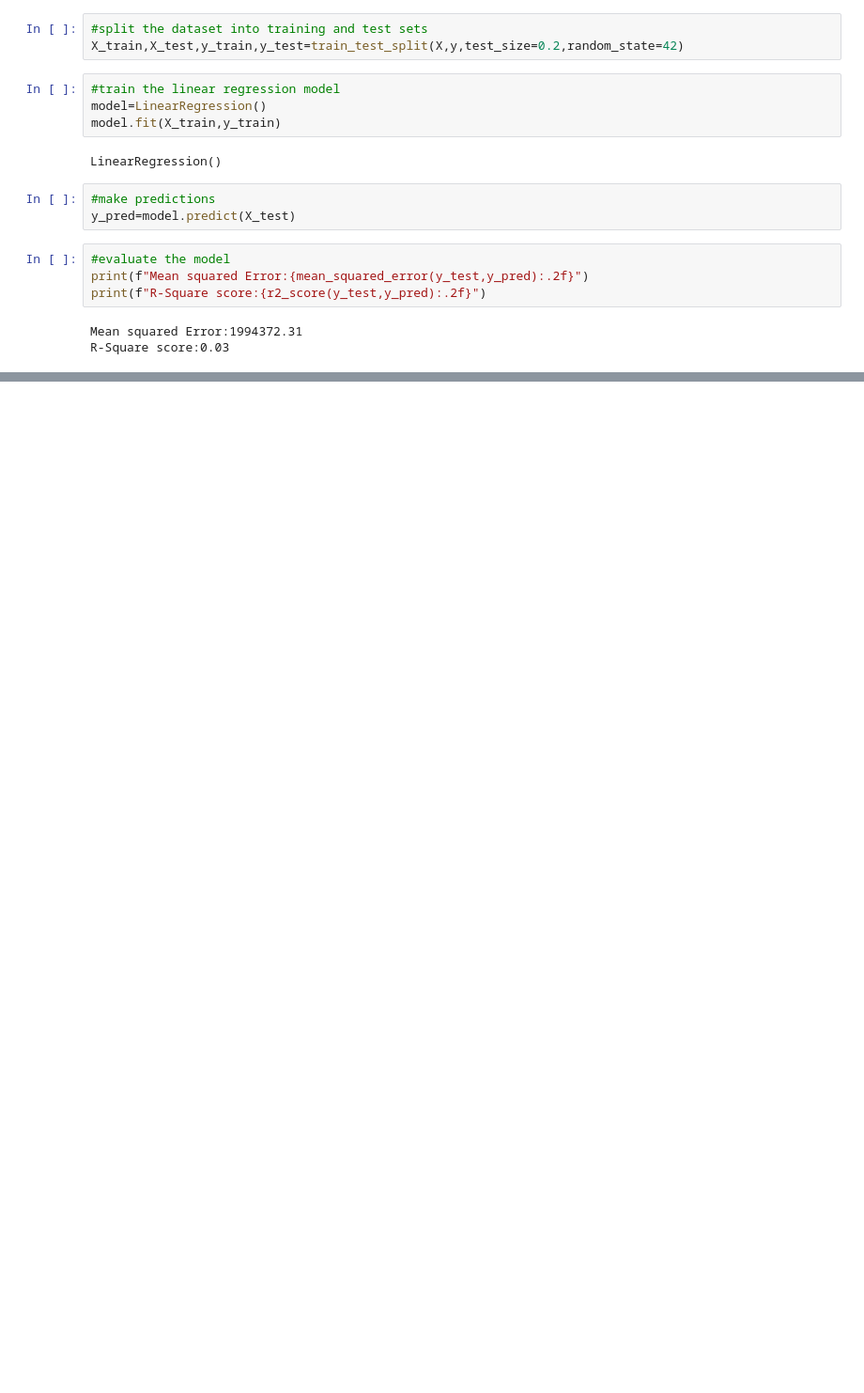
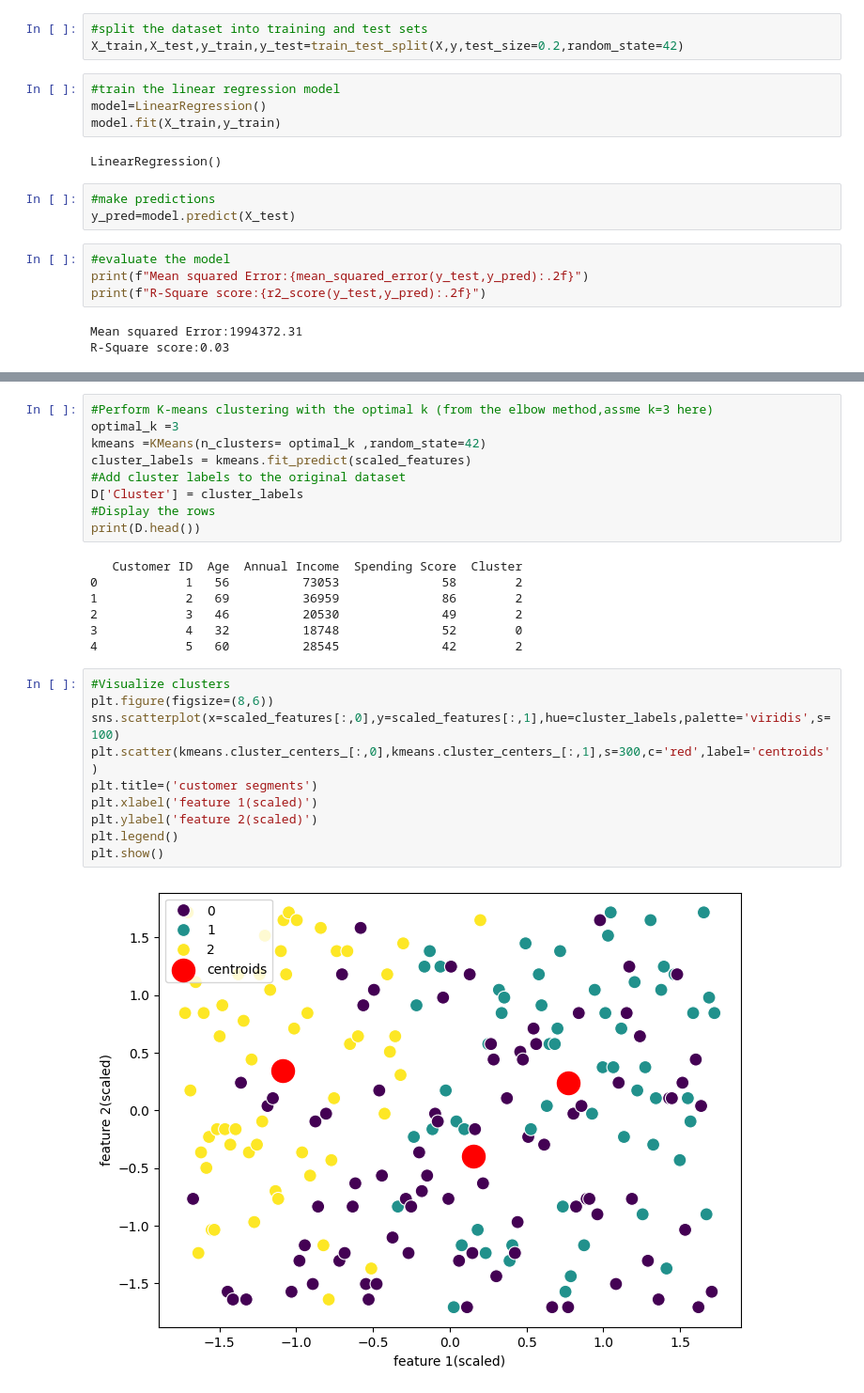
Before and after one commit to Pravallika-02-datascience/Internship, a Jupyter notebook: Mainflowintern.ipynb, the cells around one changed output, grey strips where cells are left out. Shown at 94% size. Saved outputs shown, nothing was run; the diff lists cells and outputs as text; blank space fills up the shorter version.

```diff
--- a/Mainflowintern.ipynb
+++ b/Mainflowintern.ipynb
@@ -349,0 +475,28 @@ R-Square score:0.03
+# %%
+#Perform K-means clustering with the optimal k (from the elbow method,assme k=3 here)
+optimal_k =3
+kmeans =KMeans(n_clusters= optimal_k ,random_state=42)
+cluster_labels = kmeans.fit_predict(scaled_features)
+#Add cluster labels to the original dataset
+D['Cluster'] = cluster_labels
+#Display the rows
+print(D.head())
+# %% [output]
+   Customer ID  Age  Annual Income  Spending Score  Cluster
+0            1   56          73053              58        2
+1            2   69          36959              86        2
+2            3   46          20530              49        2
+3            4   32          18748              52        0
+4            5   60          28545              42        2
+# %%
+#Visualize clusters
+plt.figure(figsize=(8,6))
+sns.scatterplot(x=scaled_features[:,0],y=scaled_features[:,1],hue=cluster_labels,palette='viridis',s=100)
+plt.scatter(kmeans.cluster_centers_[:,0],kmeans.cluster_centers_[:,1],s=300,c='red',label='centroids')
+plt.title=('customer segments')
+plt.xlabel('feature 1(scaled)')
+plt.ylabel('feature 2(scaled)')
+plt.legend()
+plt.show()
+# %% [output]
+[figure, added]
```
Also changed, not shown: parts of 12 cells of this notebook.
